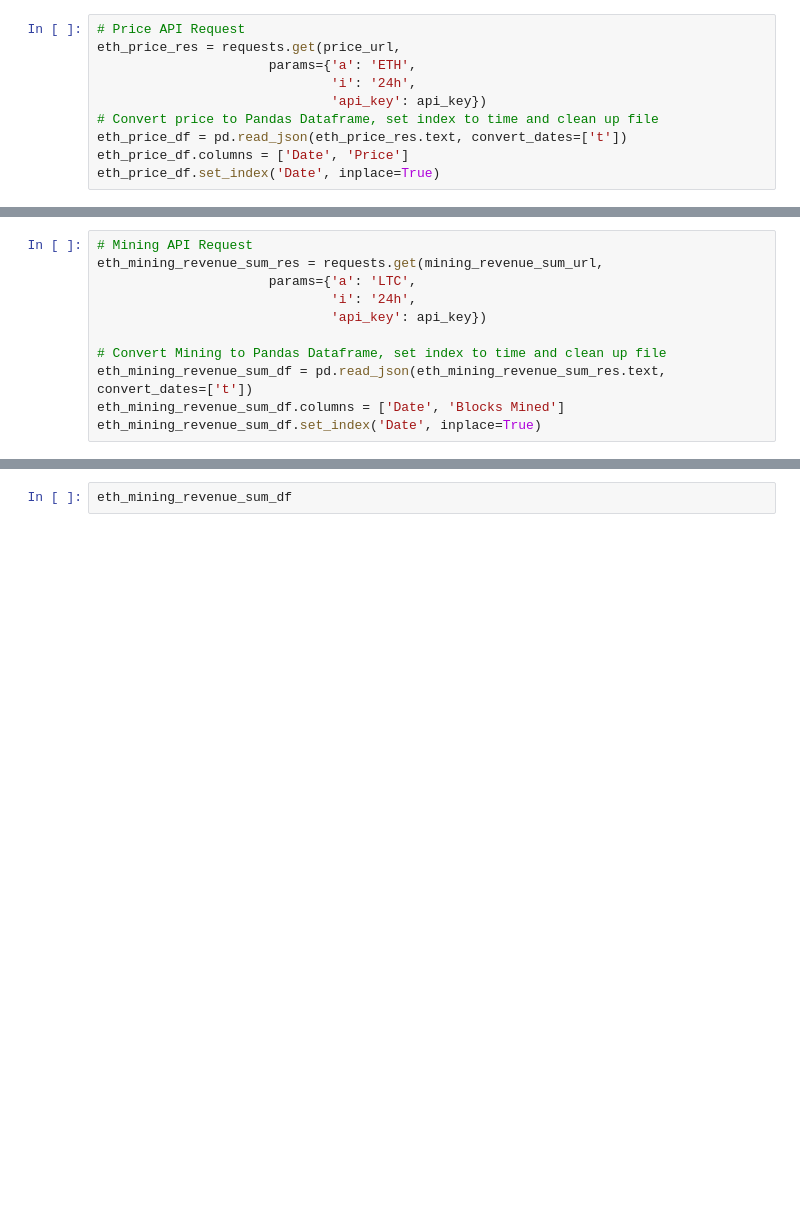
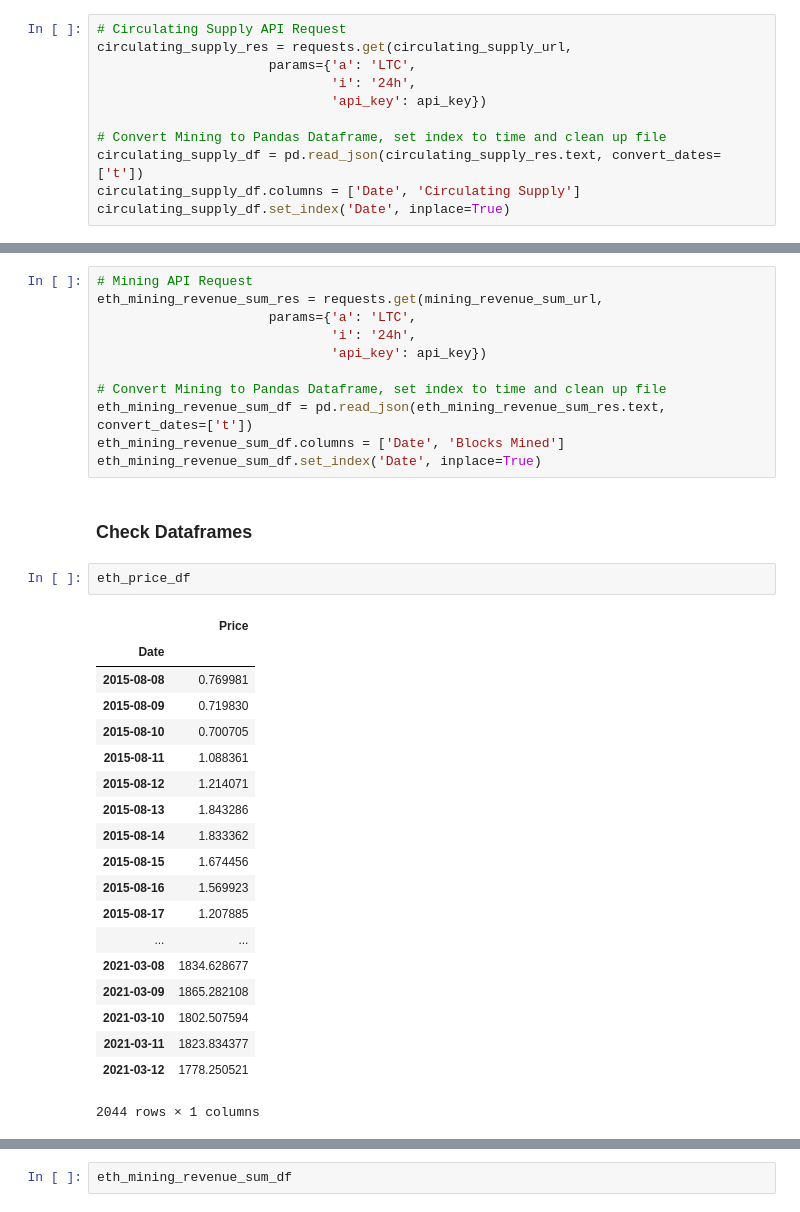
Before and after one commit to glensven/Cryptocurrency_Price_Correlations, a Jupyter notebook: Glen_Codes/Get_Glen_a_condo_3-8.ipynb, the cells around one changed output, grey strips where cells are left out. Drawn from its saved outputs; the diff is of its cells as text; blank space fills up the shorter version.

```diff
--- a/Glen_Codes/Get_Glen_a_condo_3-8.ipynb
+++ b/Glen_Codes/Get_Glen_a_condo_3-8.ipynb
@@ -253,13 +309,14 @@ eth_mkt_cap_df.set_index('Date', inplace=True)
 # %%
-# Price API Request
-eth_price_res = requests.get(price_url,
-                      params={'a': 'ETH',
+# Circulating Supply API Request
+circulating_supply_res = requests.get(circulating_supply_url,
+                      params={'a': 'LTC',
                               'i': '24h',
                               'api_key': api_key})
-# Convert price to Pandas Dataframe, set index to time and clean up file
-eth_price_df = pd.read_json(eth_price_res.text, convert_dates=['t'])
-eth_price_df.columns = ['Date', 'Price']
-eth_price_df.set_index('Date', inplace=True)
+
+# Convert Mining to Pandas Dataframe, set index to time and clean up file
+circulating_supply_df = pd.read_json(circulating_supply_res.text, convert_dates=['t'])
+circulating_supply_df.columns = ['Date', 'Circulating Supply']
+circulating_supply_df.set_index('Date', inplace=True)
 # %% [markdown]
 ### Define Mining Requests
 # %%
@@ -273,3 +330,27 @@ eth_mining_revenue_sum_res = requests.get(mining_revenue_sum_url,
 eth_mining_revenue_sum_df = pd.read_json(eth_mining_revenue_sum_res.text, convert_dates=['t'])
 eth_mining_revenue_sum_df.columns = ['Date', 'Blocks Mined']
 eth_mining_revenue_sum_df.set_index('Date', inplace=True)
+# %% [markdown]
+### Check Dataframes
+# %%
+eth_price_df
+# %% [output]
+|  | Price |
+| Date |  |
+| 2015-08-08 | 0.769981 |
+| 2015-08-09 | 0.719830 |
+| 2015-08-10 | 0.700705 |
+| 2015-08-11 | 1.088361 |
+| 2015-08-12 | 1.214071 |
+| 2015-08-13 | 1.843286 |
+| 2015-08-14 | 1.833362 |
+| 2015-08-15 | 1.674456 |
+| 2015-08-16 | 1.569923 |
+| 2015-08-17 | 1.207885 |
+| ... | ... |
+| 2021-03-08 | 1834.628677 |
+| 2021-03-09 | 1865.282108 |
+| 2021-03-10 | 1802.507594 |
+| 2021-03-11 | 1823.834377 |
+| 2021-03-12 | 1778.250521 |
+2044 rows × 1 columns
```
Also changed, not shown: parts of 19 cells of this notebook.
